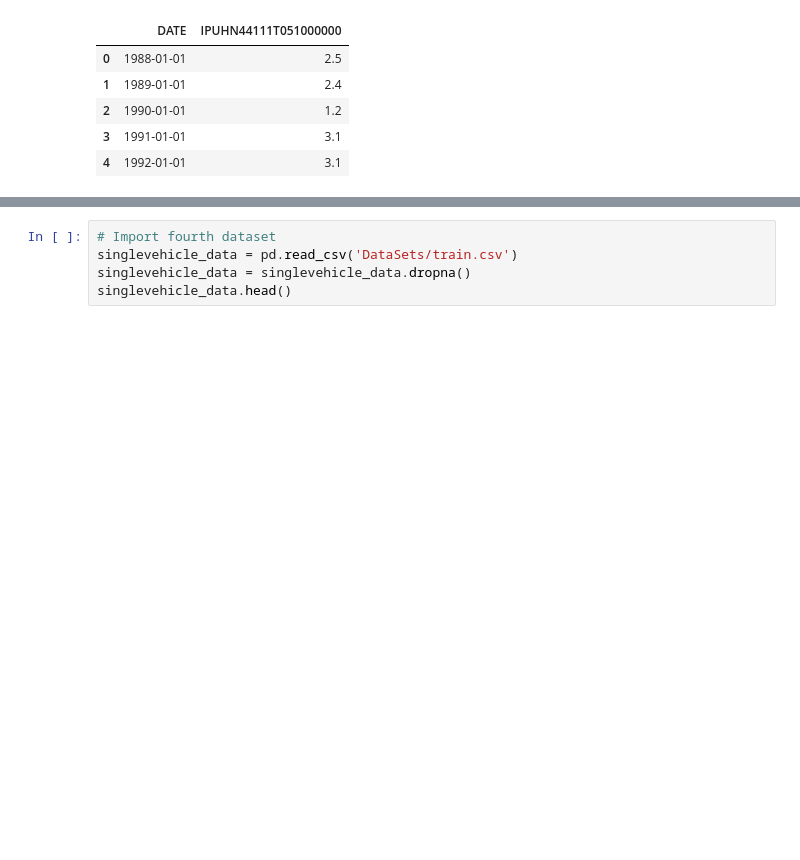
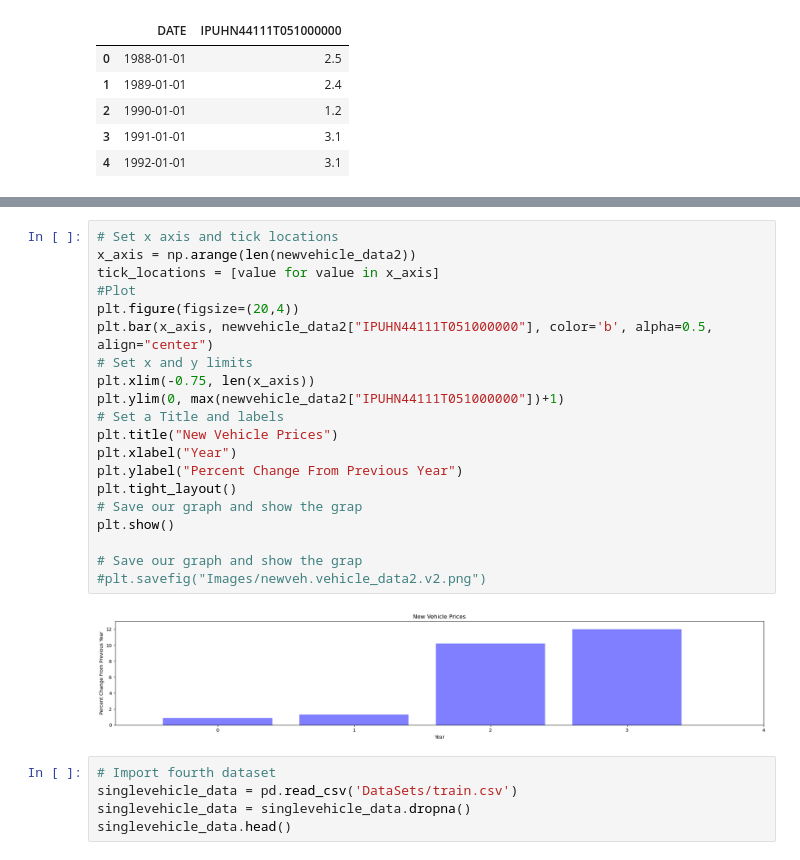
Before and after one commit to davidrf93/Project-1, a Jupyter notebook: Project 1 - Group 5.ipynb, the cells around one changed output, grey strips where cells are left out. Cells and saved outputs as stored; diff of their text form; blank space fills up the shorter version.

```diff
--- a/Project 1 - Group 5.ipynb
+++ b/Project 1 - Group 5.ipynb
@@ -74,3 +138,25 @@ newvehicle_data2.head()
+# %%
+# Set x axis and tick locations
+x_axis = np.arange(len(newvehicle_data2))
+tick_locations = [value for value in x_axis]
+#Plot
+plt.figure(figsize=(20,4))
+plt.bar(x_axis, newvehicle_data2["IPUHN44111T051000000"], color='b', alpha=0.5, align="center")
+# Set x and y limits
+plt.xlim(-0.75, len(x_axis))
+plt.ylim(0, max(newvehicle_data2["IPUHN44111T051000000"])+1)
+# Set a Title and labels
+plt.title("New Vehicle Prices")
+plt.xlabel("Year")
+plt.ylabel("Percent Change From Previous Year")
+plt.tight_layout()
+# Save our graph and show the grap
+plt.show()
+
+# Save our graph and show the grap
+#plt.savefig("Images/newveh.vehicle_data2.v2.png")
+# %% [output]
+[figure, added]
 # %%
 # Import fourth dataset
 singlevehicle_data = pd.read_csv('DataSets/train.csv')
```
Also changed, not shown: parts of 10 cells of this notebook, 5 other files.
